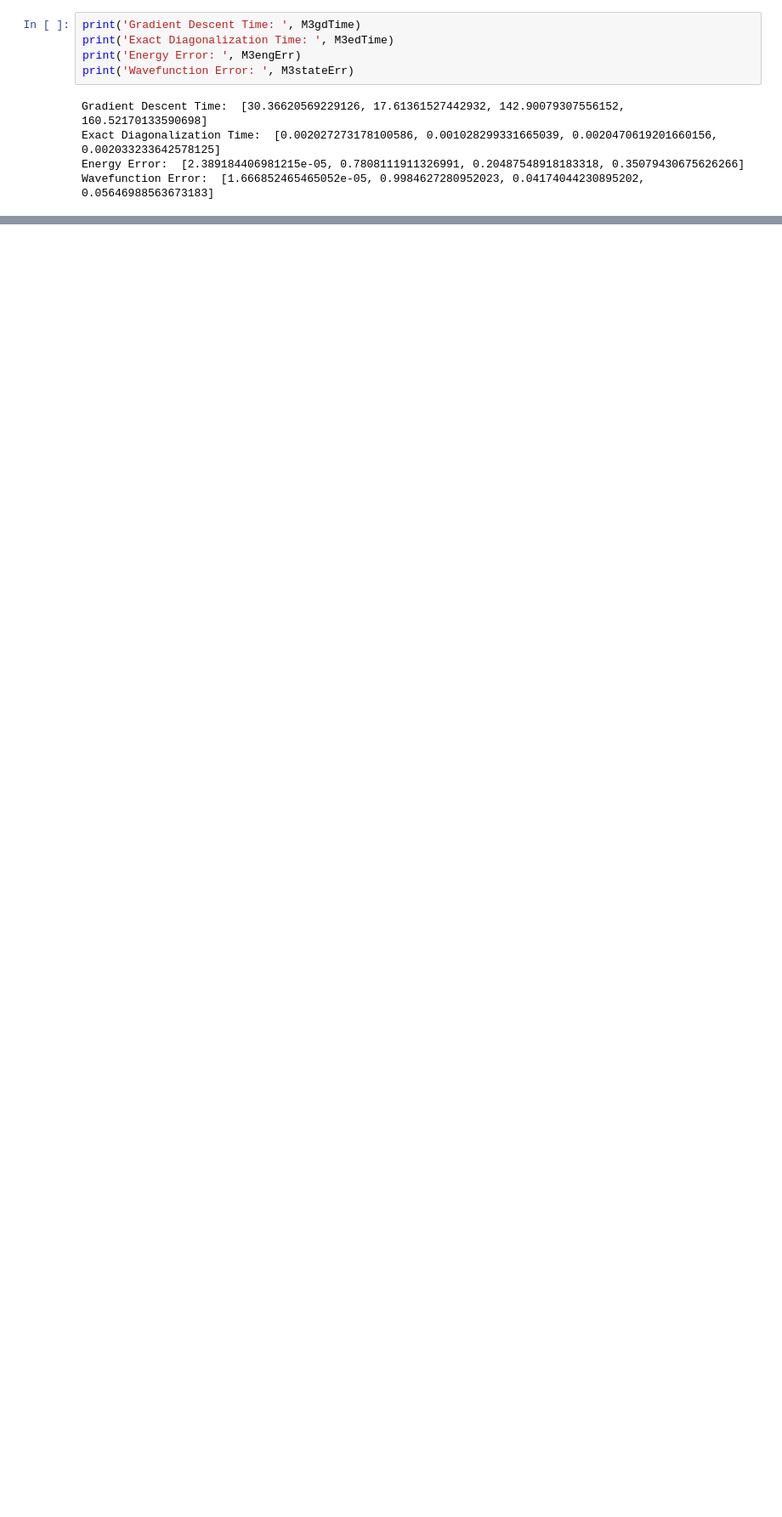
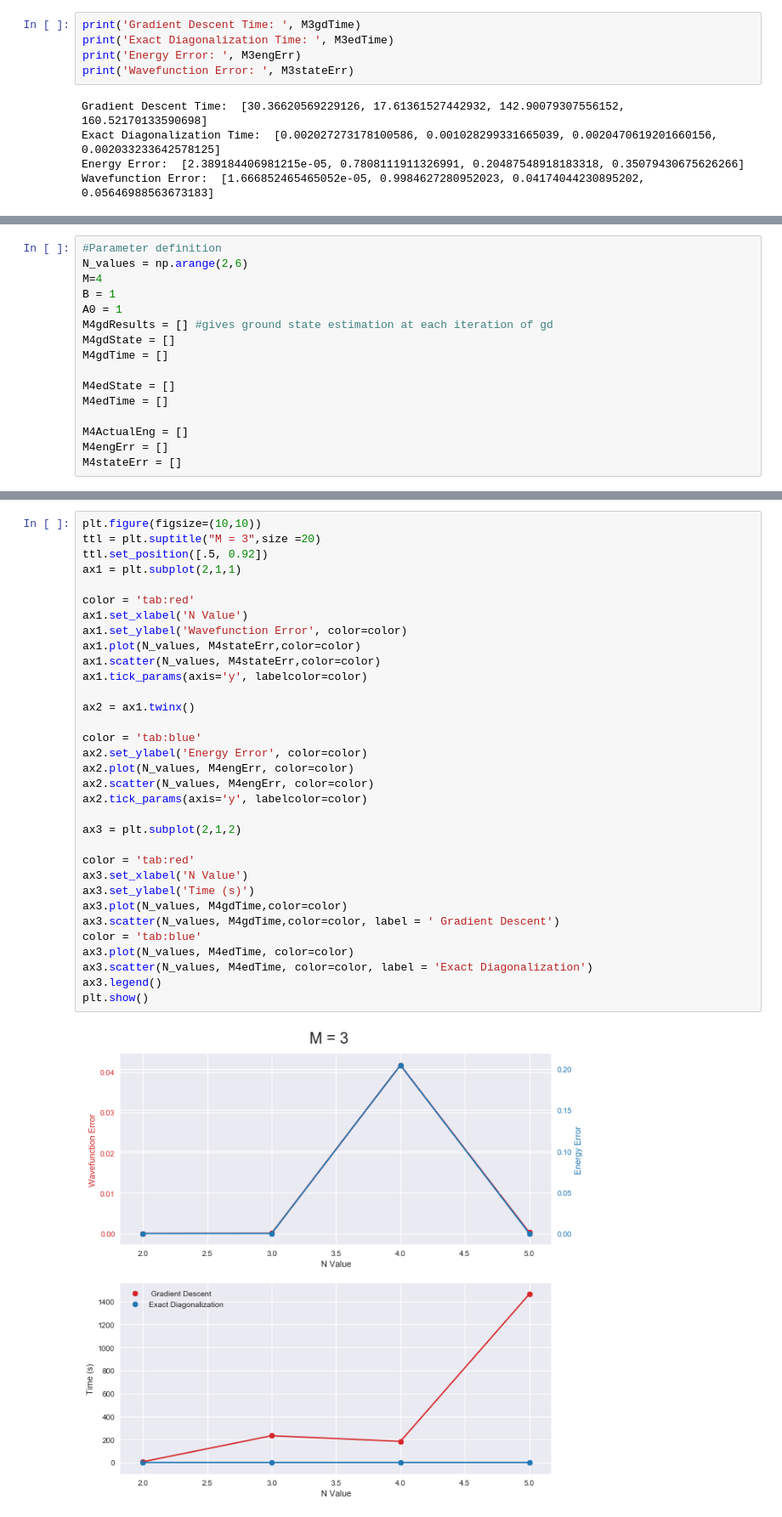
Before and after one commit to aorfi/Phys459, a Jupyter notebook: RBMGroundStateComputationTime.ipynb, the cells around one changed output, grey strips where cells are left out. Shown: that part at 85% size. Cells and saved outputs as stored; diff of their text form; blank space fills up the shorter version.

Commit message:
Tested for Different M
Trying to find the conditions which give high errors

```diff
--- a/RBMGroundStateComputationTime.ipynb
+++ b/RBMGroundStateComputationTime.ipynb
@@ -1032,0 +1035,16 @@ ax2.plot(iter, engErr)
+# %%
+#Parameter definition
+N_values = np.arange(2,6)
+M=4
+B = 1
+A0 = 1
+M4gdResults = [] #gives ground state estimation at each iteration of gd
+M4gdState = []
+M4gdTime = []
+
+M4edState = []
+M4edTime = []
+
+M4ActualEng = []
+M4engErr = []
+M4stateErr = []
@@ -1032,0 +1108,35 @@ ax2.plot(iter, engErr)
+# %%
+plt.figure(figsize=(10,10))
+ttl = plt.suptitle("M = 3",size =20)
+ttl.set_position([.5, 0.92])
+ax1 = plt.subplot(2,1,1)
+
+color = 'tab:red'
+ax1.set_xlabel('N Value')
+ax1.set_ylabel('Wavefunction Error', color=color)
+ax1.plot(N_values, M4stateErr,color=color)
+ax1.scatter(N_values, M4stateErr,color=color)
+ax1.tick_params(axis='y', labelcolor=color)
+
+ax2 = ax1.twinx()
+
+color = 'tab:blue'
+ax2.set_ylabel('Energy Error', color=color)
+ax2.plot(N_values, M4engErr, color=color)
+ax2.scatter(N_values, M4engErr, color=color)
+ax2.tick_params(axis='y', labelcolor=color)
+
+ax3 = plt.subplot(2,1,2)
+
+color = 'tab:red'
+ax3.set_xlabel('N Value')
+ax3.set_ylabel('Time (s)')
+ax3.plot(N_values, M4gdTime,color=color)
+ax3.scatter(N_values, M4gdTime,color=color, label = ' Gradient Descent')
+color = 'tab:blue'
+ax3.plot(N_values, M4edTime, color=color)
+ax3.scatter(N_values, M4edTime, color=color, label = 'Exact Diagonalization')
+ax3.legend()
+plt.show()
+# %% [output]
+[figure, added]
```
Also changed, not shown: parts of 7 cells of this notebook, 16 other files.
